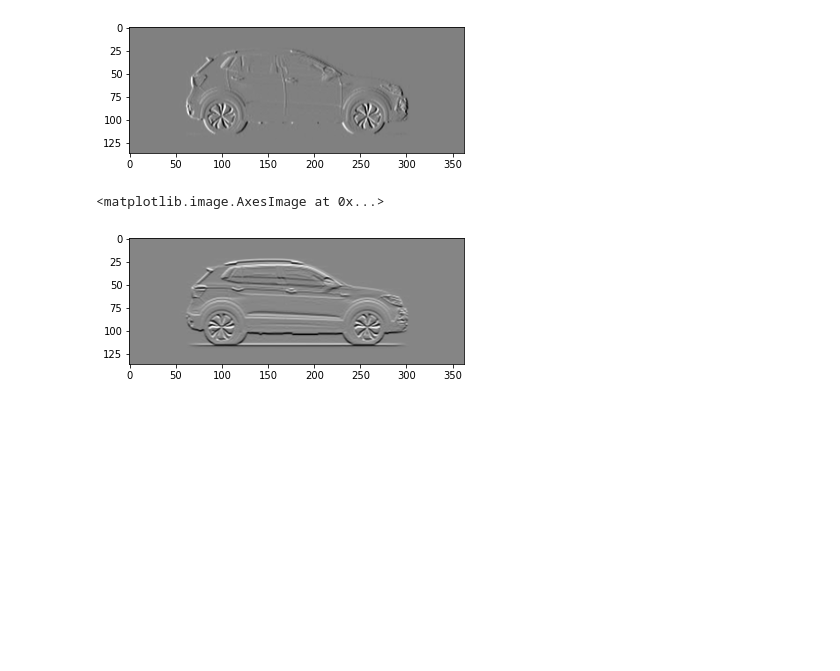
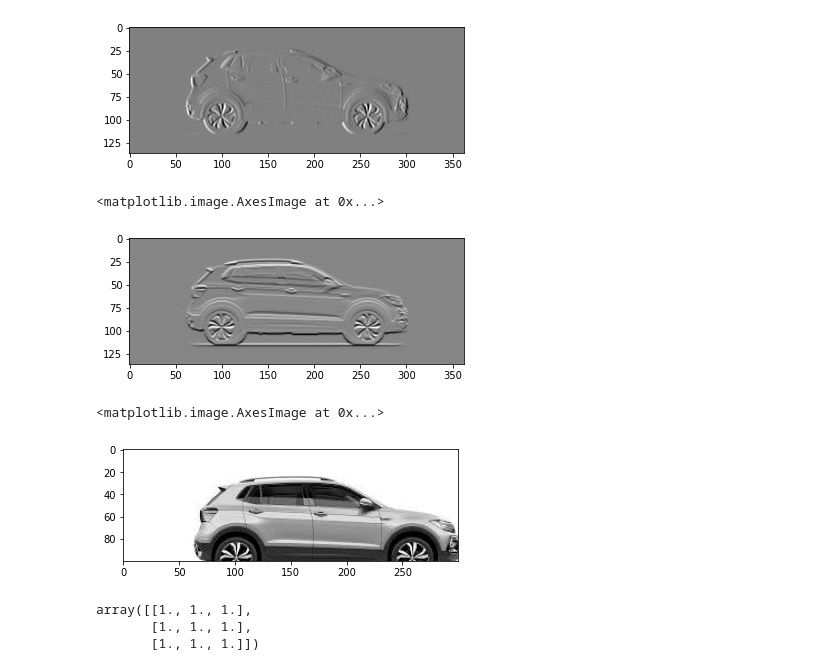
Before and after one commit to arnavjune2/computer-vision, a Jupyter notebook: image_understanding.ipynb, the cells around one changed output. Saved outputs shown, nothing was run; the diff lists cells and outputs as text; code cells hidden in the pictures; blank space fills up the shorter version.

```diff
--- a/image_understanding.ipynb
+++ b/image_understanding.ipynb
@@ -217,3 +217,15 @@ plt.imshow(result_car, cmap="gray")
 # %% [output]
 <matplotlib.image.AxesImage at 0x...>
 [figure]
+# %%
+plt.imshow(car1_cv2_gray[0:100, 0:300], cmap="gray")
+# %% [output]
+<matplotlib.image.AxesImage at 0x...>
+[figure, added]
+# %%
+ones = np.ones((3,3))
+ones
+# %% [output]
+array([[1., 1., 1.],
+       [1., 1., 1.],
+       [1., 1., 1.]])
```
Also changed, not shown: parts of 1 cell of this notebook.
